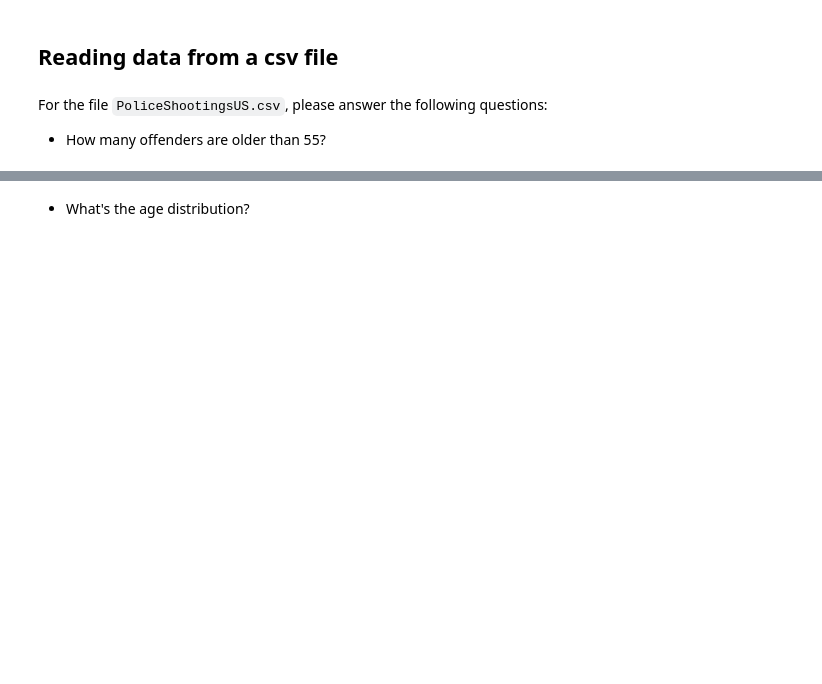
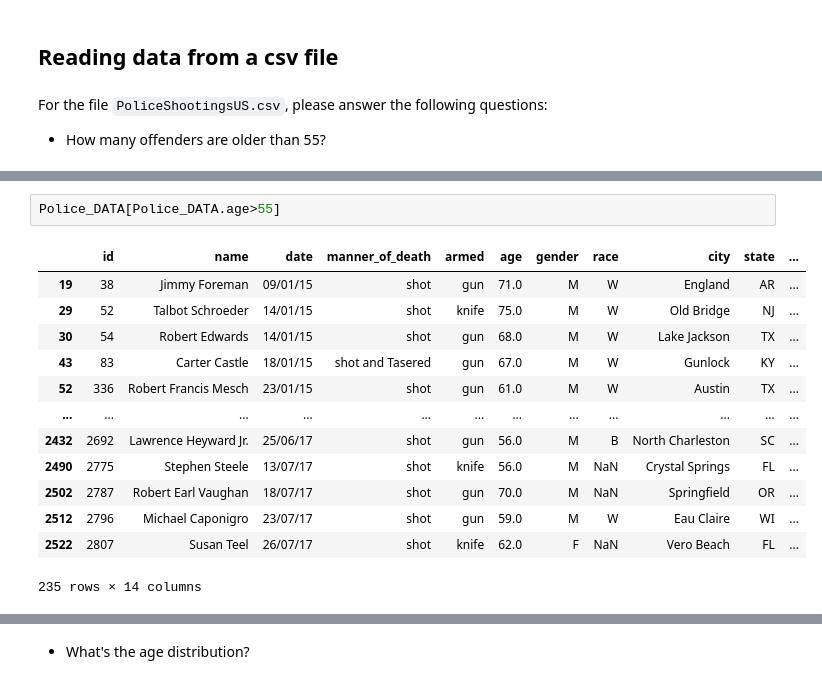
Before and after one commit to Chandana-799/DATA601_tuesday, a Jupyter notebook: week06/week06_lab.ipynb, the cells around one changed output, grey strips where cells are left out. Cells and saved outputs as stored; diff of their text form; blank space fills up the shorter version.

```diff
--- a/week06/week06_lab.ipynb
+++ b/week06/week06_lab.ipynb
@@ -58,3 +58,19 @@ df
 | 2533 | 2817 | Isaiah Tucker | 31/07/17 | shot | vehicle | 28.0 | M | B | Oshkosh | WI | ... |
 | 2534 | 2815 | Dwayne Jeune | 31/07/17 | shot | knife | 32.0 | M | B | Brooklyn | NY | ... |
 2535 rows × 14 columns
+# %%
+Police_DATA[Police_DATA.age>55]
+# %% [output]
+|  | id | name | date | manner_of_death | armed | age | gender | race | city | state | ... |
+| 19 | 38 | Jimmy Foreman | 09/01/15 | shot | gun | 71.0 | M | W | England | AR | ... |
+| 29 | 52 | Talbot Schroeder | 14/01/15 | shot | knife | 75.0 | M | W | Old Bridge | NJ | ... |
+| 30 | 54 | Robert Edwards | 14/01/15 | shot | gun | 68.0 | M | W | Lake Jackson | TX | ... |
+| 43 | 83 | Carter Castle | 18/01/15 | shot and Tasered | gun | 67.0 | M | W | Gunlock | KY | ... |
+| 52 | 336 | Robert Francis Mesch | 23/01/15 | shot | gun | 61.0 | M | W | Austin | TX | ... |
+| ... | ... | ... | ... | ... | ... | ... | ... | ... | ... | ... | ... |
+| 2432 | 2692 | Lawrence Heyward Jr. | 25/06/17 | shot | gun | 56.0 | M | B | North Charleston | SC | ... |
+| 2490 | 2775 | Stephen Steele | 13/07/17 | shot | knife | 56.0 | M | NaN | Crystal Springs | FL | ... |
+| 2502 | 2787 | Robert Earl Vaughan | 18/07/17 | shot | gun | 70.0 | M | NaN | Springfield | OR | ... |
+| 2512 | 2796 | Michael Caponigro | 23/07/17 | shot | gun | 59.0 | M | W | Eau Claire | WI | ... |
+| 2522 | 2807 | Susan Teel | 26/07/17 | shot | knife | 62.0 | F | NaN | Vero Beach | FL | ... |
+235 rows × 14 columns
```
Also changed, not shown: parts of 7 cells of this notebook.
